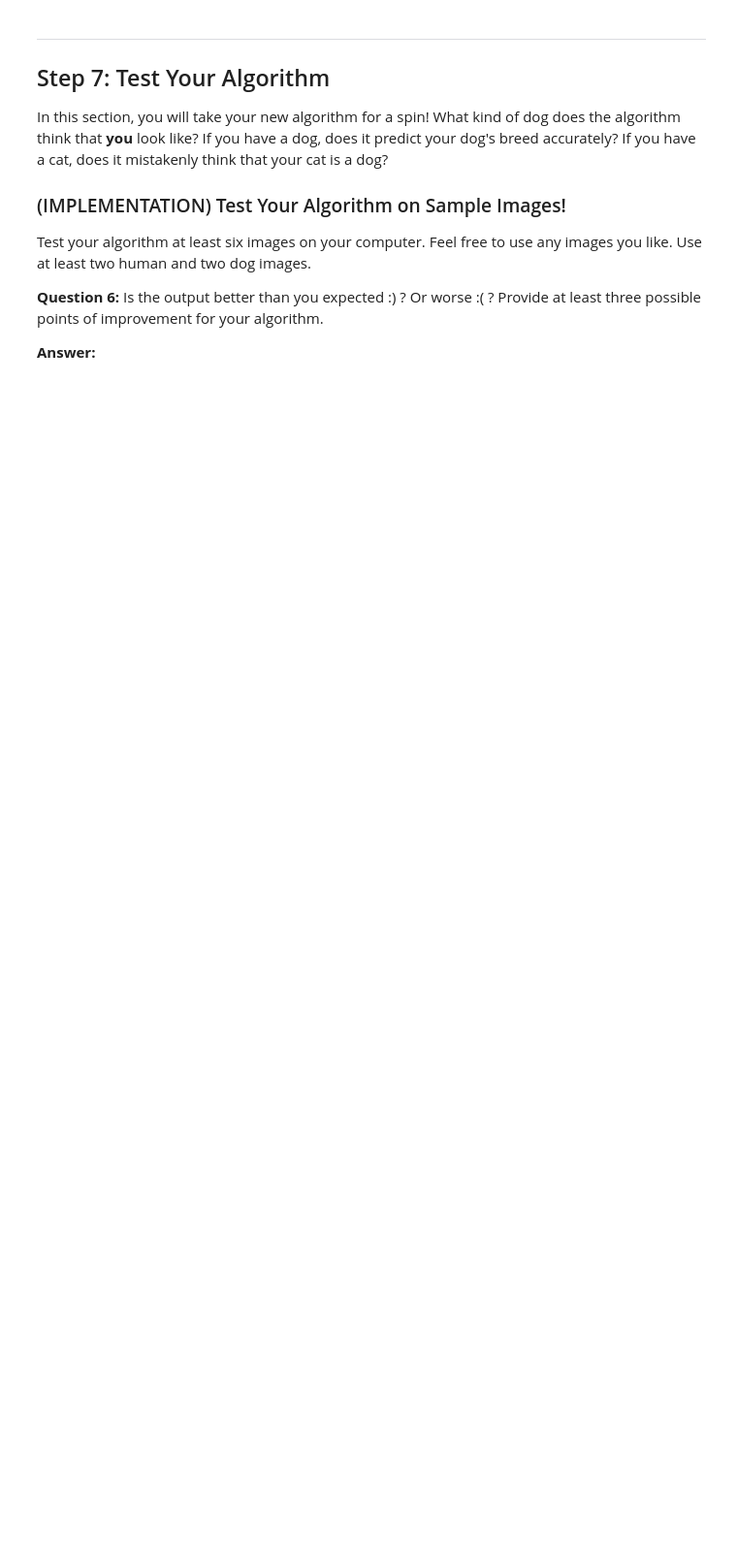
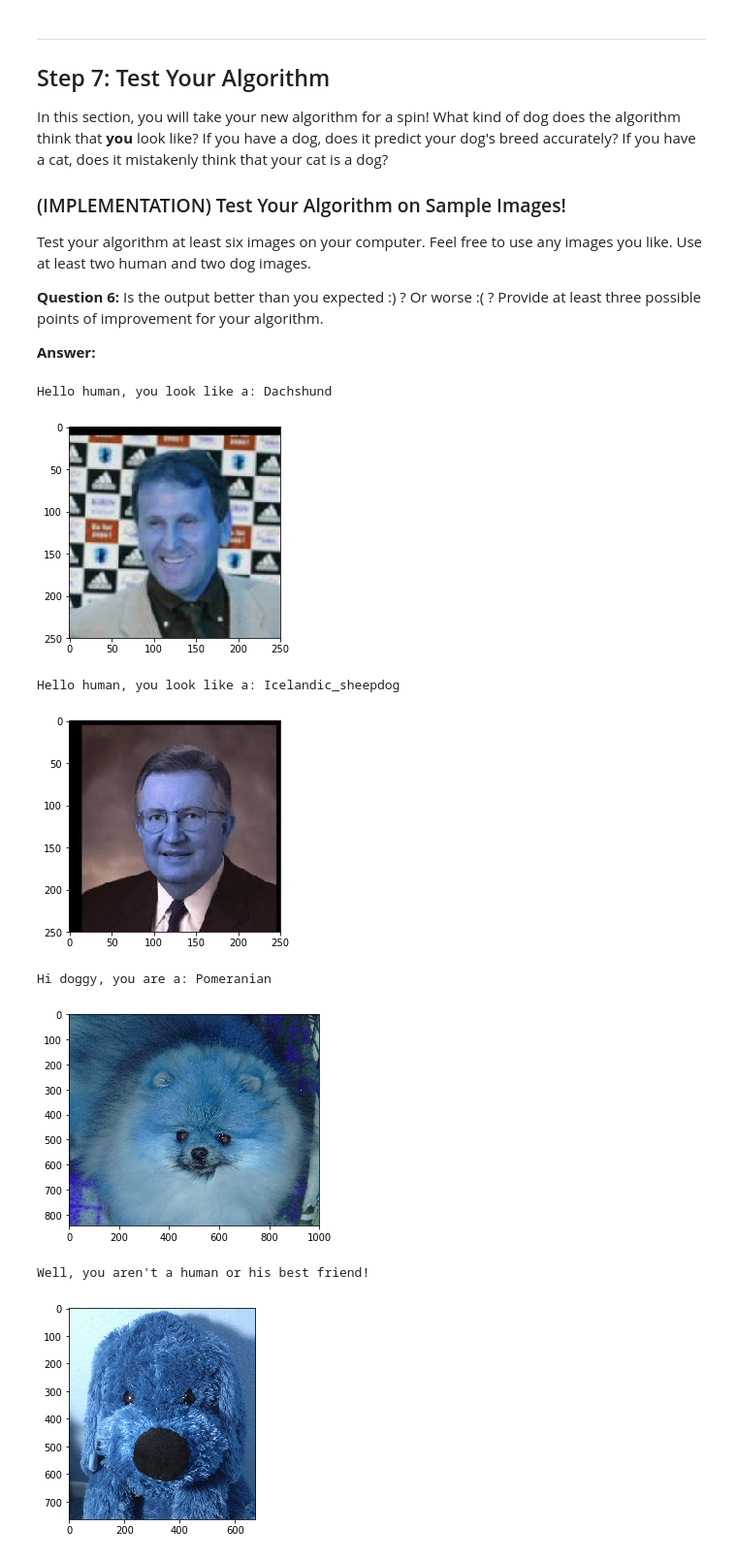
Before and after one commit to vharavu/dog-breed, a Jupyter notebook: dog_app.ipynb, the cells around one changed output. Shown at 97% size. Saved outputs shown, nothing was run; the diff lists cells and outputs as text; code cells hidden in the pictures; blank space fills up the shorter version.

```diff
--- a/dog_app.ipynb
+++ b/dog_app.ipynb
@@ -769,3 +774,14 @@ Brussels_griffon
+# %%
+def guess_breed(img_path):
+    if (face_detector(img_path)):
+        print("Hello human, you look like a:",Inception_predict_breed(img_path))
+    elif (dog_detector(img_path)):
+        print("Hi doggy, you are a:", Inception_predict_breed(img_path))
+    else:
+        print("Well, you aren't a human or his best friend!")
+    img = cv2.imread(img_path)
+    plt.imshow(img)
+    plt.show()
 # %% [markdown]
 ---
 <a id='step7'></a>
@@ -783,4 +799,18 @@ __Answer:__
 # %%
 ## TODO: Execute your algorithm from Step 6 on
 ## at least 6 images on your computer.
 ## Feel free to use as many code cells as needed.
+guess_breed('lfw/lfw/Zico/Zico_0001.jpg')
+guess_breed('lfw/lfw/David_Glenn/David_Glenn_0001.jpg')
+
+guess_breed('dogImages/train/123.Pomeranian/Pomeranian_07854.jpg')
+guess_breed('/home/ubuntu/proj/dog-proj-mlnd/ruhi2.jpg')
+# %% [output]
+Hello human, you look like a: Dachshund
+[figure, added]
+Hello human, you look like a: Icelandic_sheepdog
+[figure, added]
+Hi doggy, you are a: Pomeranian
+[figure, added]
+Well, you aren't a human or his best friend!
+[figure, added]
```
Also changed, not shown: parts of 9 cells of this notebook.
